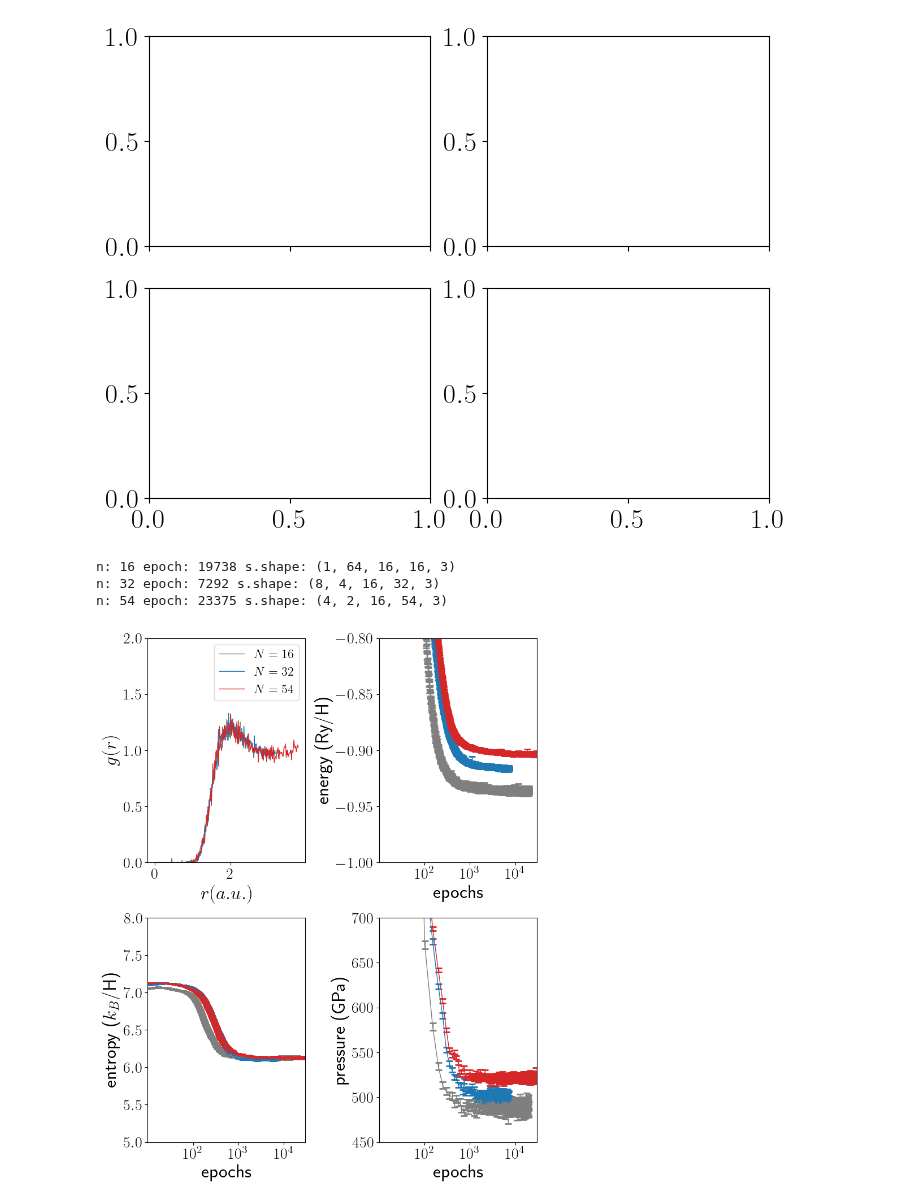
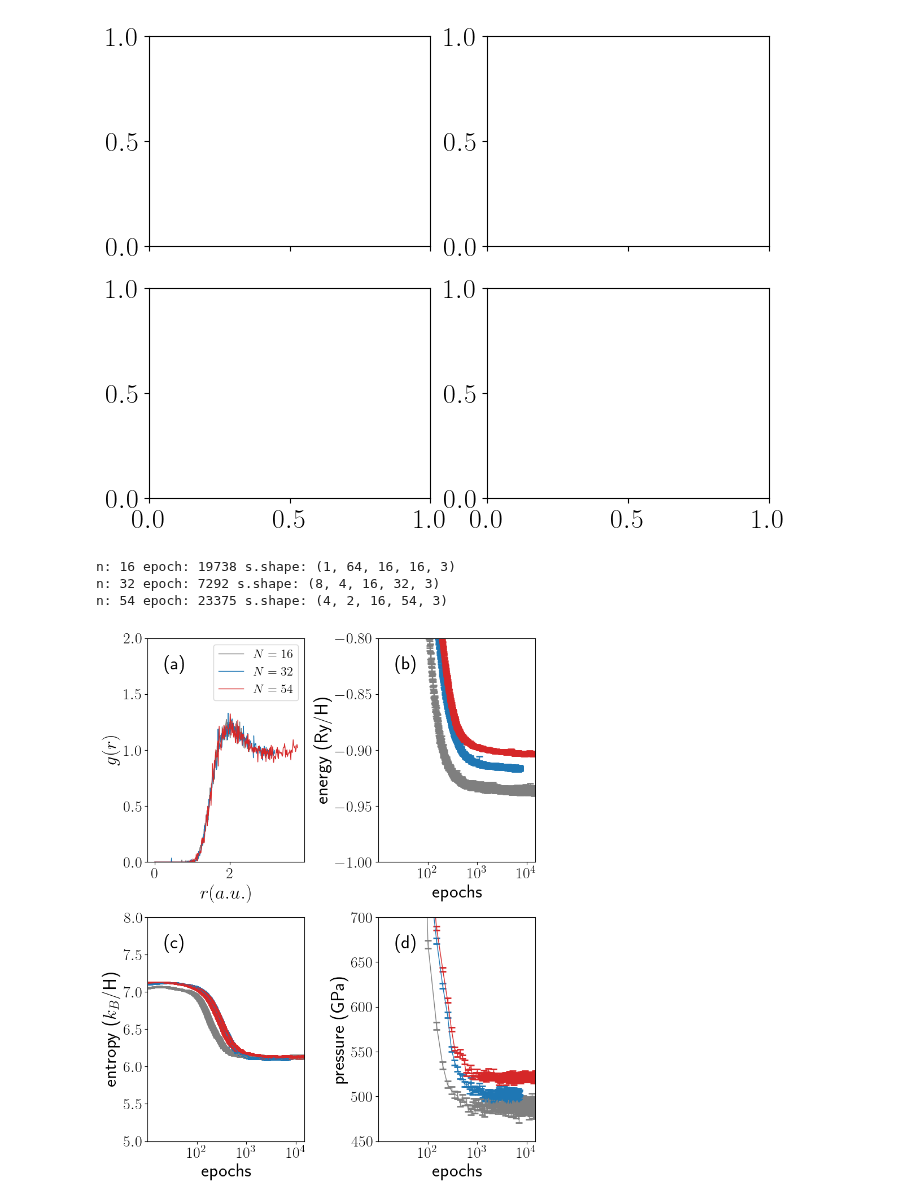
Before and after one commit to fermiflow/hydrogen, a Jupyter notebook: analysis/figs.ipynb, the cells around one changed output. Saved outputs shown, nothing was run; the diff lists cells and outputs as text; code cells hidden in the pictures.

```diff
--- a/analysis/figs.ipynb
+++ b/analysis/figs.ipynb
@@ -516,7 +516,7 @@ for n, path, color in zip(ns, paths, colors):
             markerfacecolor='none', markeredgewidth=2, ms=2, capsize=4, label="$N=%d$" % n)
     ax.set_xlabel('epochs')
     ax.set_ylabel('energy (Ry/H)')
-    ax.set_xlim([10, 30000])
+    ax.set_xlim([10, 15000])
     ax.set_ylim([-1.0, -0.8])
     ax.set_xscale('log')
     ax.set_xticks([100, 1000, 10000])
@@ -529,33 +529,41 @@ for n, path, color in zip(ns, paths, colors):
     ax = axes[1, 0]
     ax.errorbar(df['epoch'].values, y, yerr=yerr, color=color,
             markerfacecolor='none', markeredgewidth=2, ms=2, capsize=4)
     ax.set_xlabel('epochs')
     ax.set_ylabel('entropy ($k_B$/H)')
-    ax.set_xlim([10, 30000])
+    ax.set_xlim([10, 15000])
     ax.set_ylim([5, 8])
     ax.set_xscale('log')
     ax.set_xticks([100, 1000, 10000])
 
     # (d) pressure
     L = (4/3*np.pi*n)**(1/3)
     y = df['p'].values + (2*Kp)/(3*(L*rs)**3)*14710.513242194795*n
     yerr = df['p_err'].values
 
     ax = axes[1, 1]
     ax.errorbar(df['epoch'].values[::SKIP], y[::SKIP], yerr=yerr[::SKIP], color=color,
             markerfacecolor='none', markeredgewidth=2, ms=2, capsize=4, label="$N=%d$" % n)
     ax.set_xlabel('epochs')
     ax.set_ylabel('pressure (GPa)')
-    ax.set_xlim([10, 30000])
+    ax.set_xlim([10, 15000])
     ax.set_ylim([450, 700])
     ax.set_xscale('log')
     ax.set_xticks([100, 1000, 10000])
     #ax.legend()
 
+panels = np.array([["(a)", "(b)"],
+                   ["(c)", "(d)"]])
+for row in range(2):
+    for col in range(2):
+        at = AnchoredText(panels[row, col], prop=dict(size=24), frameon=False, loc=2)
+        at.patch.set_boxstyle("round,pad=0.,rounding_size=0.2")
+        axes[row, col].add_artist(at)
+
 plt.tight_layout()
 plt.savefig('N_scaling.pdf')
 # %% [output]
 n: 16 epoch: 19738 s.shape: (1, 64, 16, 16, 3)
 n: 32 epoch: 7292 s.shape: (8, 4, 16, 32, 3)
 n: 54 epoch: 23375 s.shape: (4, 2, 16, 54, 3)
-[figure, old version]
+[figure, new version]
```
